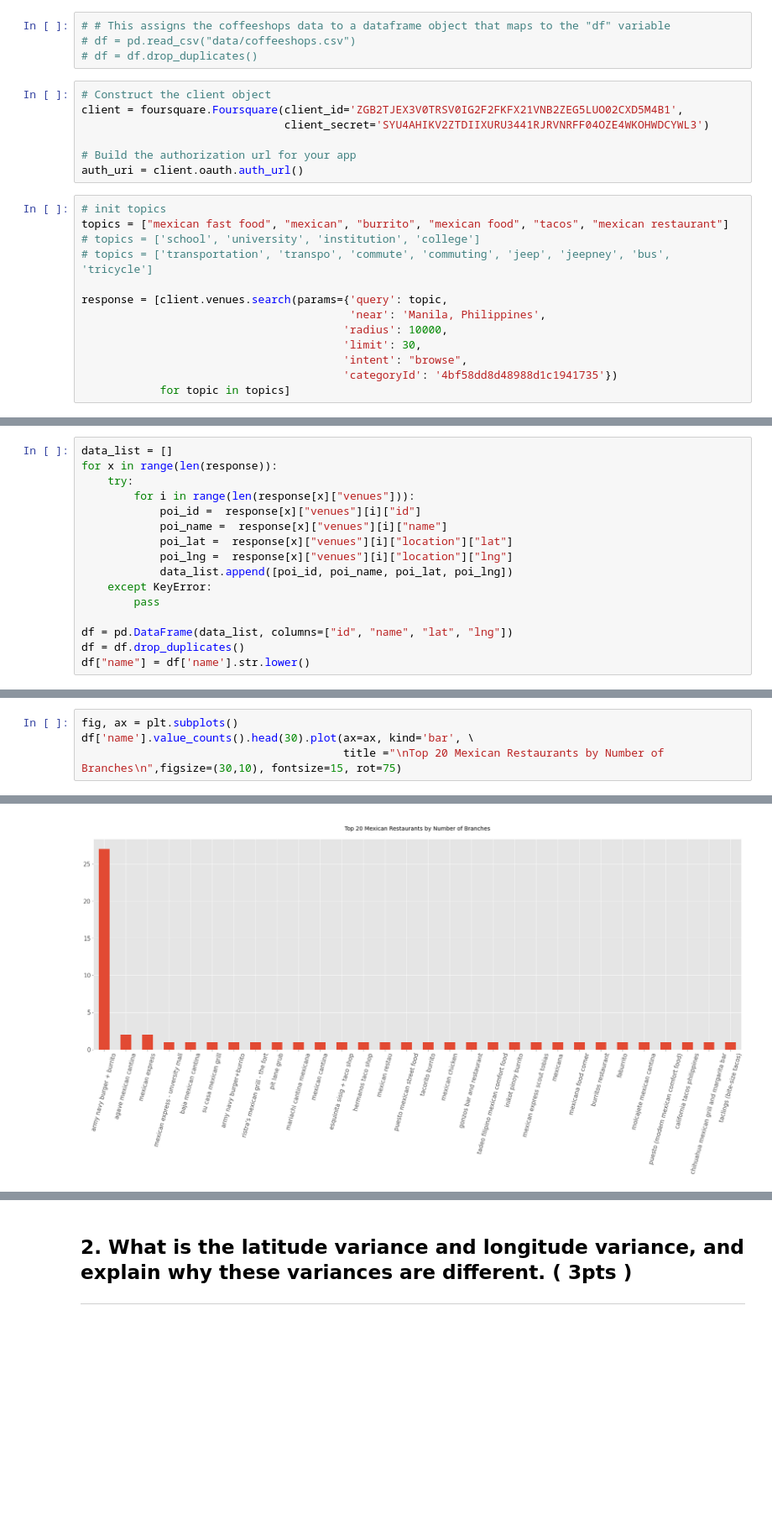
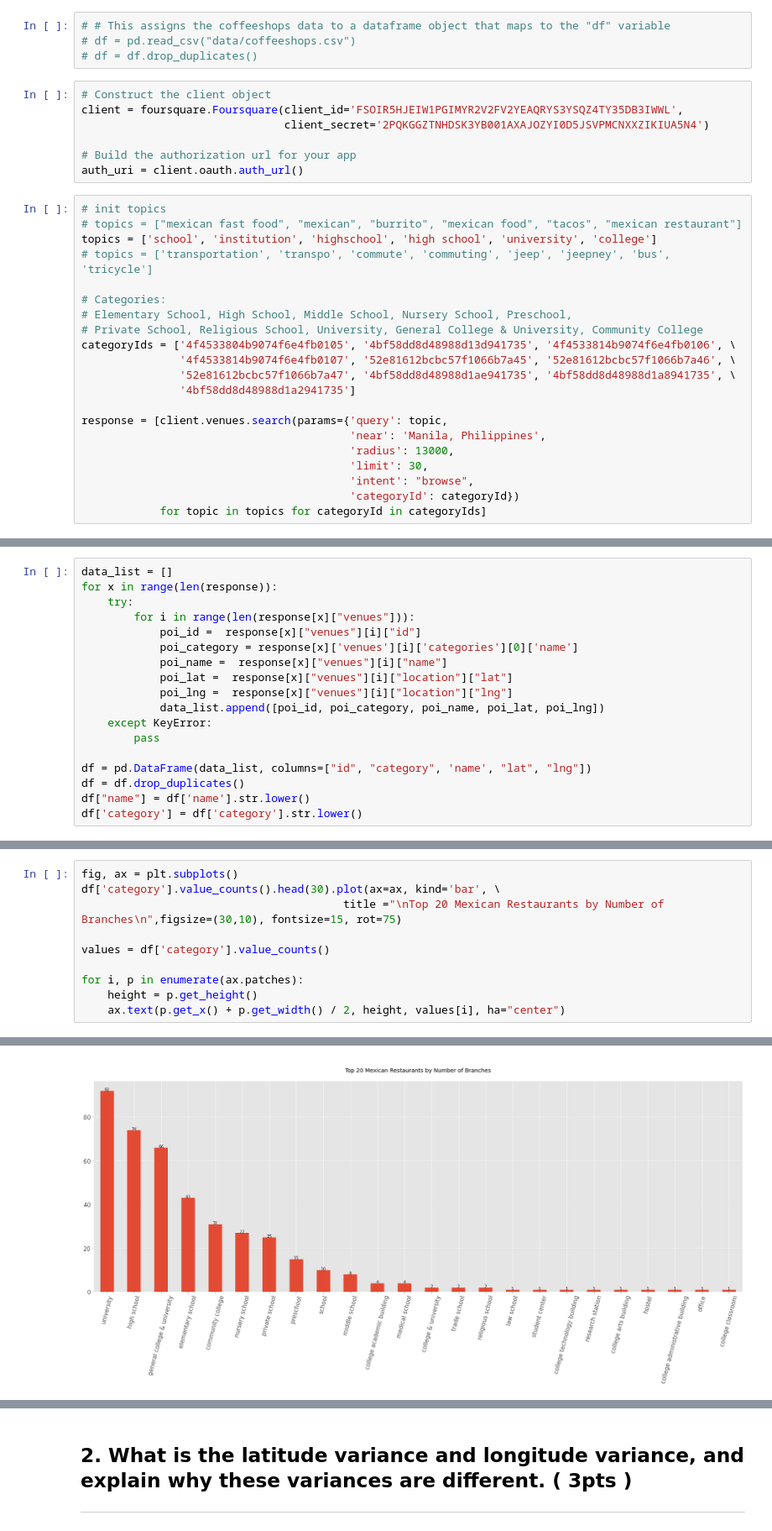
Before and after one commit to kentregs/mynt-cadetship-eda-repo, a Jupyter notebook: PS4.ipynb, the cells around one changed output, grey strips where cells are left out. Shown at 84% size. Cells and saved outputs as stored; diff of their text form; blank space fills up the shorter version.

```diff
--- a/PS4.ipynb
+++ b/PS4.ipynb
@@ -65,24 +65,32 @@ plt.rcParams['figure.figsize'] = (15, 5)
 # df = df.drop_duplicates()
 # %%
 # Construct the client object
-client = foursquare.Foursquare(client_id='ZGB2TJEX3V0TRSV0IG2F2FKFX21VNB2ZEG5LUO02CXD5M4B1',
-                               client_secret='SYU4AHIKV2ZTDIIXURU3441RJRVNRFF04OZE4WKOHWDCYWL3')
+client = foursquare.Foursquare(client_id='FSOIR5HJEIW1PGIMYR2V2FV2YEAQRYS3YSQZ4TY35DB3IWWL',
+                               client_secret='2PQKGGZTNHDSK3YB001AXAJOZYI0D5JSVPMCNXXZIKIUA5N4')
 
 # Build the authorization url for your app
 auth_uri = client.oauth.auth_url()
 # %%
 # init topics
-topics = ["mexican fast food", "mexican", "burrito", "mexican food", "tacos", "mexican restaurant"]
-# topics = ['school', 'university', 'institution', 'college']
+# topics = ["mexican fast food", "mexican", "burrito", "mexican food", "tacos", "mexican restaurant"]
+topics = ['school', 'institution', 'highschool', 'high school', 'university', 'college']
 # topics = ['transportation', 'transpo', 'commute', 'commuting', 'jeep', 'jeepney', 'bus', 'tricycle']
+
+# Categories:
+# Elementary School, High School, Middle School, Nursery School, Preschool,
+# Private School, Religious School, University, General College & University, Community College
+categoryIds = ['4f4533804b9074f6e4fb0105', '4bf58dd8d48988d13d941735', '4f4533814b9074f6e4fb0106', \
+               '4f4533814b9074f6e4fb0107', '52e81612bcbc57f1066b7a45', '52e81612bcbc57f1066b7a46', \
+               '52e81612bcbc57f1066b7a47', '4bf58dd8d48988d1ae941735', '4bf58dd8d48988d1a8941735', \
+               '4bf58dd8d48988d1a2941735']
 
 response = [client.venues.search(params={'query': topic,
                                          'near': 'Manila, Philippines',
-                                        'radius': 10000,
-                                        'limit': 30,
-                                        'intent': "browse",
-                                        'categoryId': '4bf58dd8d48988d1c1941735'})
-            for topic in topics]
+                                         'radius': 13000,
+                                         'limit': 30,
+                                         'intent': "browse",
+                                         'categoryId': categoryId})
+            for topic in topics for categoryId in categoryIds]
 # %%
 import pprint
 
@@ -112,16 +121,18 @@ for x in range(len(response)):
     try:
         for i in range(len(response[x]["venues"])):
             poi_id =  response[x]["venues"][i]["id"]
+            poi_category = response[x]['venues'][i]['categories'][0]['name']
             poi_name =  response[x]["venues"][i]["name"]
             poi_lat =  response[x]["venues"][i]["location"]["lat"]
             poi_lng =  response[x]["venues"][i]["location"]["lng"]
-            data_list.append([poi_id, poi_name, poi_lat, poi_lng])
+            data_list.append([poi_id, poi_category, poi_name, poi_lat, poi_lng])
     except KeyError:
         pass
 
-df = pd.DataFrame(data_list, columns=["id", "name", "lat", "lng"])
+df = pd.DataFrame(data_list, columns=["id", "category", 'name', "lat", "lng"])
 df = df.drop_duplicates()
 df["name"] = df['name'].str.lower()
+df['category'] = df['category'].str.lower()
 # %%
 df.describe()
 # %% [output]
@@ -139,6 +164,12 @@ df.describe()
 ---
 # %%
 fig, ax = plt.subplots()
-df['name'].value_counts().head(30).plot(ax=ax, kind='bar', \
+df['category'].value_counts().head(30).plot(ax=ax, kind='bar', \
                                         title ="\nTop 20 Mexican Restaurants by Number of Branches\n",figsize=(30,10), fontsize=15, rot=75)
+
+values = df['category'].value_counts()
+
+for i, p in enumerate(ax.patches):
+    height = p.get_height()
+    ax.text(p.get_x() + p.get_width() / 2, height, values[i], ha="center")
 # %% [output]
@@ -146,4 +176,4 @@ df['name'].value_counts().head(30).plot(ax=ax, kind='bar', \
-[figure, old version]
+[figure, new version]
 # %%
 basemap = folium.Map(location=[14.5562297,121.0204097], tiles="cartodbdark_matter", zoom_start=15)
 
```
Also changed, not shown: parts of 24 cells of this notebook, 1 other file.
